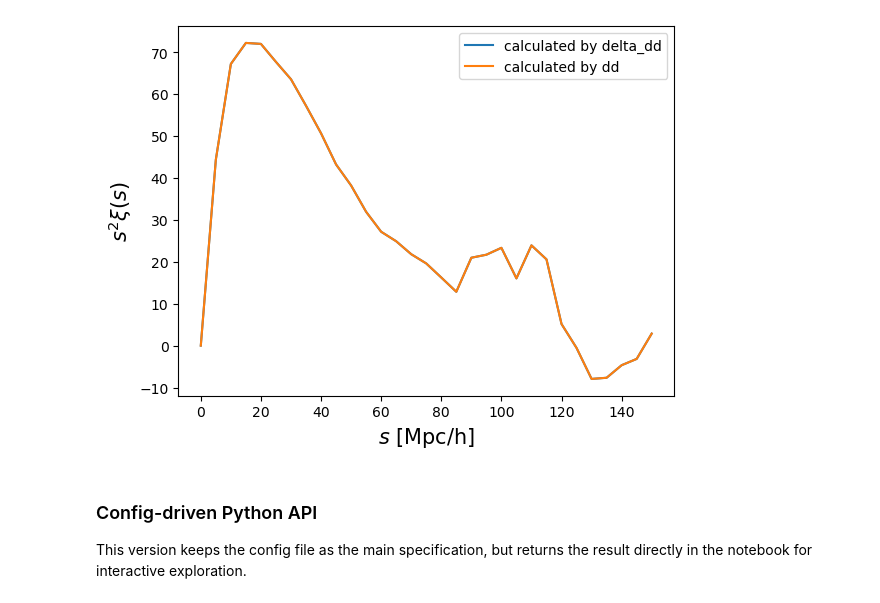
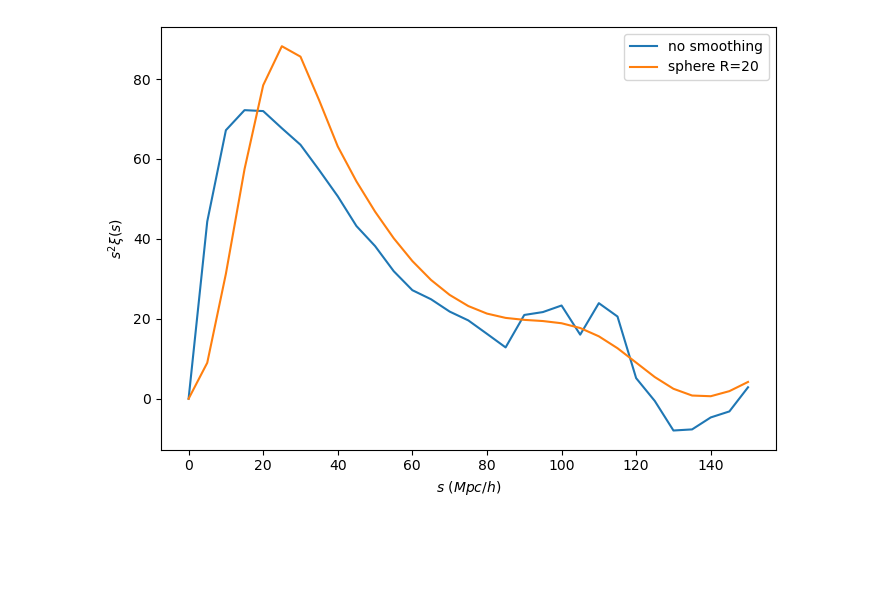
Before and after one commit to SYSUSPA-Projects/PyHermes, a Jupyter notebook: examples/notebooks/corr2pcf.ipynb, the cells around one changed output. Drawn from its saved outputs; the diff is of its cells as text; code cells hidden in the pictures; blank space fills up the shorter version.

```diff
--- a/examples/notebooks/corr2pcf.ipynb
+++ b/examples/notebooks/corr2pcf.ipynb
@@ -61,0 +141,6 @@ The next cell reloads the saved result, inspects its stored pair products, and r
+# %%
+params = read_param("./configs/param_2pcf.yaml")
+task = Corr_2PCF(param_task=params)
+task.products = "xi"
+task.threads = 8
+corr_s_python = task.run(save_result=False)
@@ -61,0 +200,11 @@ The next cell reloads the saved result, inspects its stored pair products, and r
+# %%
+params = read_param("./configs/param_2pcf.yaml")
+params["Corr_2PCF"]["window"] = {
+    "type": "sphere",
+    "len_args": {"R": 20.0},
+}
+params["Corr_2PCF"]["products"] = "xi"
+
+task = Corr_2PCF(param_task=params)
+task.threads = 8
+corr_s_sph20 = task.run(save_result=False)
@@ -62,13 +229,10 @@ The next cell reloads the saved result, inspects its stored pair products, and r
 # %%
-corr2pcf = Corr2PCFData(data_path='./output/quijote8000_snap004_2pcf.pkl')
-s = corr2pcf.s
-dd, dr, rd, rr = corr2pcf.dd, corr2pcf.dr, corr2pcf.rd, corr2pcf.rr
-xi = (dd - dr - rd + rr) / rr
-
-plt.plot(s, corr2pcf.xi*s**2, label='calculated by delta_dd')
-plt.plot(s, xi*s**2, label='calculated by dd')
-plt.xlabel(r'$s$ [Mpc/h]', fontsize=15)
-plt.ylabel(r'$s^2\xi(s)$', fontsize=15)
+plt.figure(figsize=(7, 5))
+plt.plot(corr_s_python.s, corr_s_python.s**2 * corr_s_python.xi, label="no smoothing")
+plt.plot(corr_s_sph20.s, corr_s_sph20.s**2 * corr_s_sph20.xi, label="sphere R=20")
+plt.xlabel(r"$s\ (Mpc/h)$")
+plt.ylabel(r"$s^2\xi(s)$")
 plt.legend()
+plt.tight_layout()
 plt.show()
 # %% [output]
@@ -78,5 +239 @@ plt.show()
-[figure, old version]
+[figure, new version]
-# %% [markdown]
-### Config-driven Python API
-
-This version keeps the config file as the main specification, but returns the result directly in the notebook for interactive exploration.
```
Also changed, not shown: parts of 109 cells of this notebook, 5 other files.
